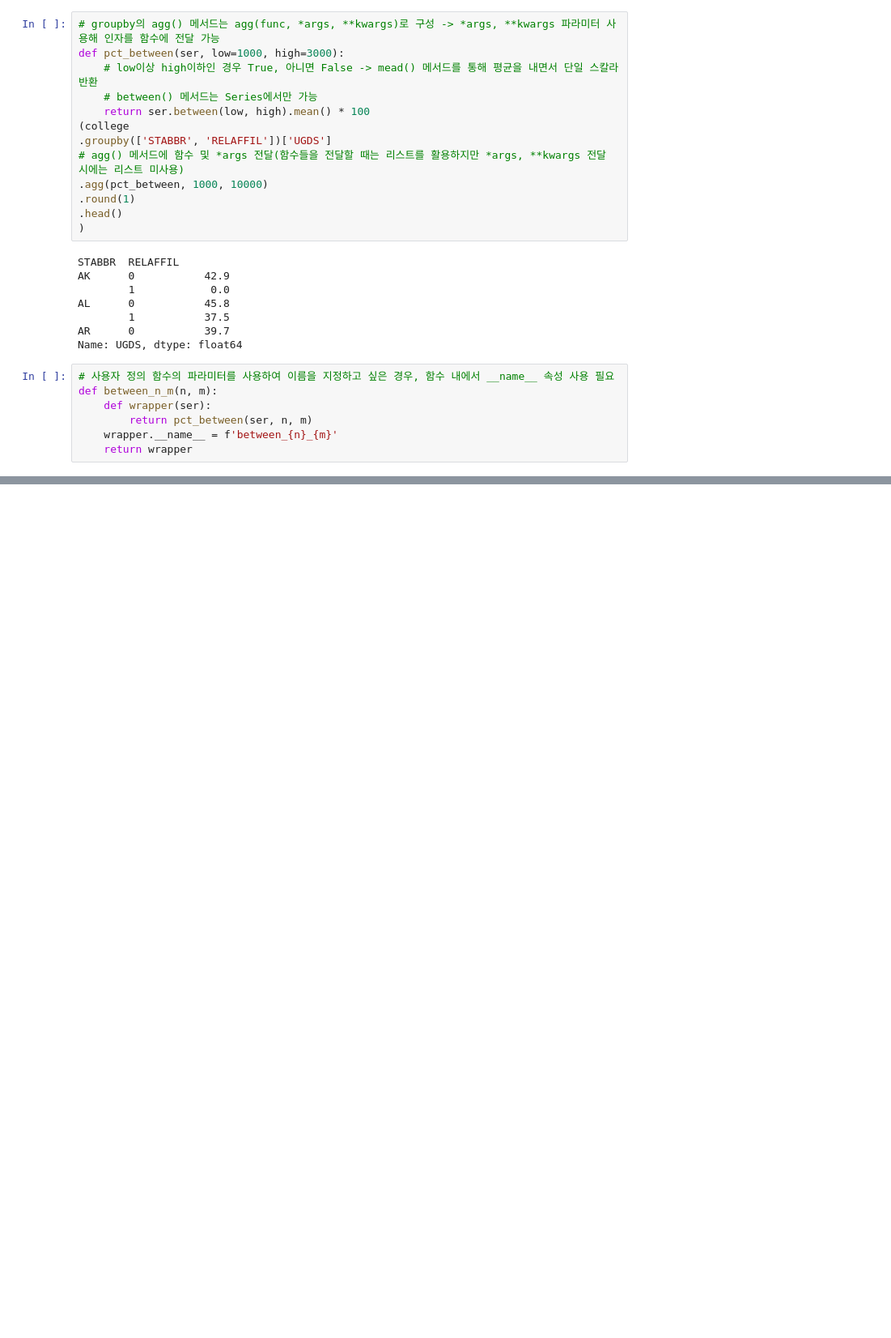
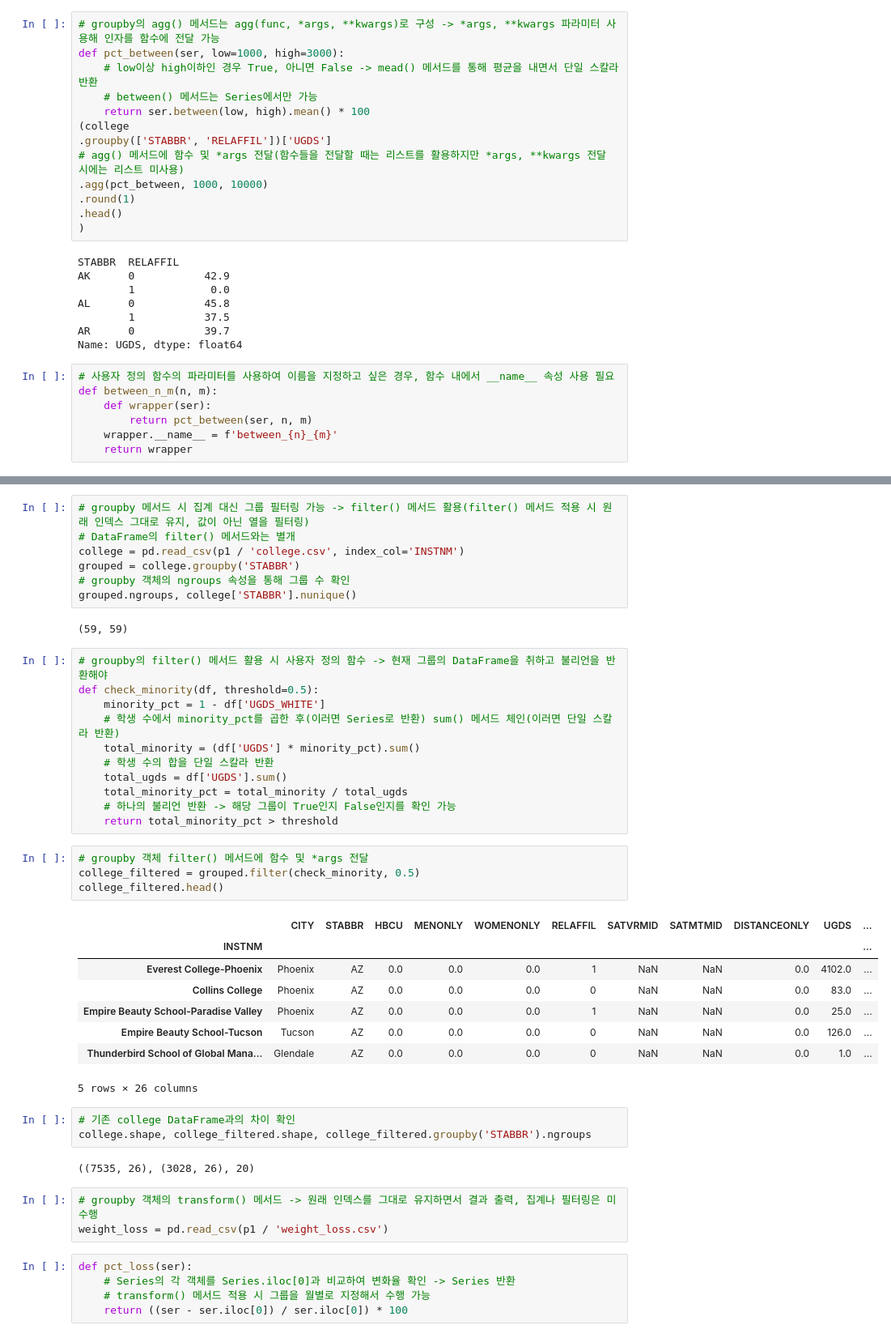
Before and after one commit to minstrel1149/pandas_practice-cookbook1, a Jupyter notebook: Pd_cookbook_1_chapter9.ipynb, the cells around one changed output, grey strips where cells are left out. Shown at 81% size. Drawn from its saved outputs; the diff is of its cells as text; blank space fills up the shorter version.

```diff
--- a/Pd_cookbook_1_chapter9.ipynb
+++ b/Pd_cookbook_1_chapter9.ipynb
@@ -239,0 +288,46 @@ def between_n_m(n, m):
+# %%
+# groupby 메서드 시 집계 대신 그룹 필터링 가능 -> filter() 메서드 활용(filter() 메서드 적용 시 원래 인덱스 그대로 유지, 값이 아닌 열을 필터링)
+# DataFrame의 filter() 메서드와는 별개
+college = pd.read_csv(p1 / 'college.csv', index_col='INSTNM')
+grouped = college.groupby('STABBR')
+# groupby 객체의 ngroups 속성을 통해 그룹 수 확인
+grouped.ngroups, college['STABBR'].nunique()
+# %% [output]
+(59, 59)
+# %%
+# groupby의 filter() 메서드 활용 시 사용자 정의 함수 -> 현재 그룹의 DataFrame을 취하고 불리언을 반환해야
+def check_minority(df, threshold=0.5):
+    minority_pct = 1 - df['UGDS_WHITE']
+    # 학생 수에서 minority_pct를 곱한 후(이러면 Series로 반환) sum() 메서드 체인(이러면 단일 스칼라 반환)
+    total_minority = (df['UGDS'] * minority_pct).sum()
+    # 학생 수의 합을 단일 스칼라 반환
+    total_ugds = df['UGDS'].sum()
+    total_minority_pct = total_minority / total_ugds
+    # 하나의 불리언 반환 -> 해당 그룹이 True인지 False인지를 확인 가능
+    return total_minority_pct > threshold
+# %%
+# groupby 객체 filter() 메서드에 함수 및 *args 전달
+college_filtered = grouped.filter(check_minority, 0.5)
+college_filtered.head()
+# %% [output]
+|  | CITY | STABBR | HBCU | MENONLY | WOMENONLY | RELAFFIL | SATVRMID | SATMTMID | DISTANCEONLY | UGDS | ... |
+| INSTNM |  |  |  |  |  |  |  |  |  |  | ... |
+| Everest College-Phoenix | Phoenix | AZ | 0.0 | 0.0 | 0.0 | 1 | NaN | NaN | 0.0 | 4102.0 | ... |
+| Collins College | Phoenix | AZ | 0.0 | 0.0 | 0.0 | 0 | NaN | NaN | 0.0 | 83.0 | ... |
+| Empire Beauty School-Paradise Valley | Phoenix | AZ | 0.0 | 0.0 | 0.0 | 1 | NaN | NaN | 0.0 | 25.0 | ... |
+| Empire Beauty School-Tucson | Tucson | AZ | 0.0 | 0.0 | 0.0 | 0 | NaN | NaN | 0.0 | 126.0 | ... |
+| Thunderbird School of Global Mana... | Glendale | AZ | 0.0 | 0.0 | 0.0 | 0 | NaN | NaN | 0.0 | 1.0 | ... |
+5 rows × 26 columns
+# %%
+# 기존 college DataFrame과의 차이 확인
+college.shape, college_filtered.shape, college_filtered.groupby('STABBR').ngroups
+# %% [output]
+((7535, 26), (3028, 26), 20)
+# %%
+# groupby 객체의 transform() 메서드 -> 원래 인덱스를 그대로 유지하면서 결과 출력, 집계나 필터링은 미수행
+weight_loss = pd.read_csv(p1 / 'weight_loss.csv')
+# %%
+def pct_loss(ser):
+    # Series의 각 객체를 Series.iloc[0]과 비교하여 변화율 확인 -> Series 반환
+    # transform() 메서드 적용 시 그룹을 월별로 지정해서 수행 가능
+    return ((ser - ser.iloc[0]) / ser.iloc[0]) * 100
```
Also changed, not shown: parts of 5 cells of this notebook, 1 other file.
